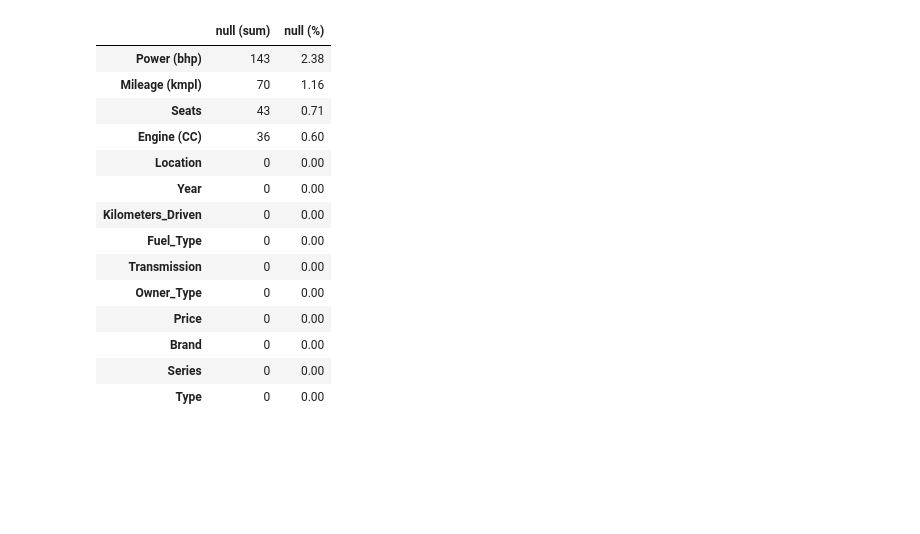
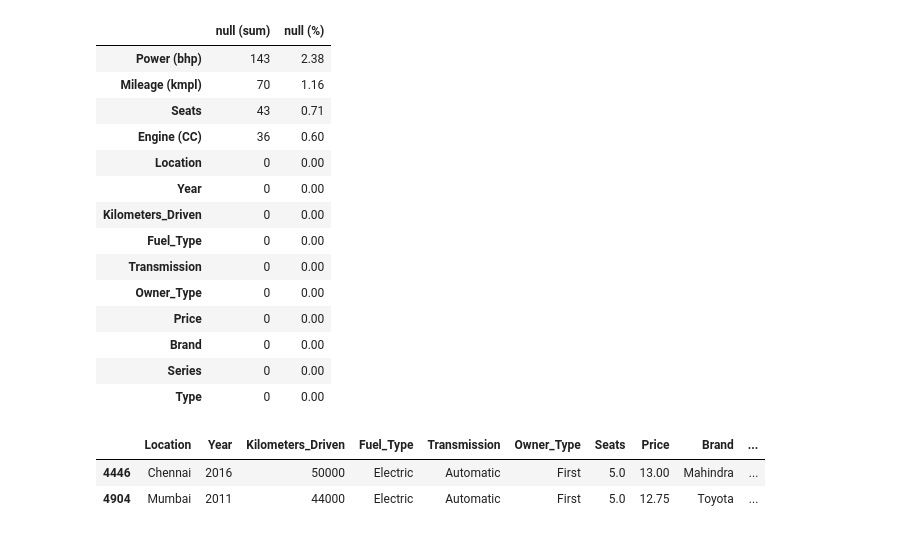
Before and after one commit to abdillah-fikri/sa-used-cars-price-prediction, a Jupyter notebook: notebooks/data_prep.ipynb, the cells around one changed output. Cells and saved outputs as stored; diff of their text form; code cells hidden in the pictures; blank space fills up the shorter version.

```diff
--- a/notebooks/data_prep.ipynb
+++ b/notebooks/data_prep.ipynb
@@ -243,5 +243,13 @@ null_checker(df)
 | Brand | 0 | 0.00 |
 | Series | 0 | 0.00 |
 | Type | 0 | 0.00 |
+# %%
+# Replace Electric car's mileage to 0
+df.loc[df['Fuel_Type']=='Electric', 'Mileage (kmpl)'] = df.loc[df['Fuel_Type']=='Electric', 'Mileage (kmpl)'].replace(np.nan, 0)
+df.loc[df['Fuel_Type']=='Electric']
+# %% [output]
+|  | Location | Year | Kilometers_Driven | Fuel_Type | Transmission | Owner_Type | Seats | Price | Brand | ... |
+| 4446 | Chennai | 2016 | 50000 | Electric | Automatic | First | 5.0 | 13.00 | Mahindra | ... |
+| 4904 | Mumbai | 2011 | 44000 | Electric | Automatic | First | 5.0 | 12.75 | Toyota | ... |
 # %%
 df.to_csv("../data/processed/after_prep.csv", index=False)
```
Also changed, not shown: 30 other files.
